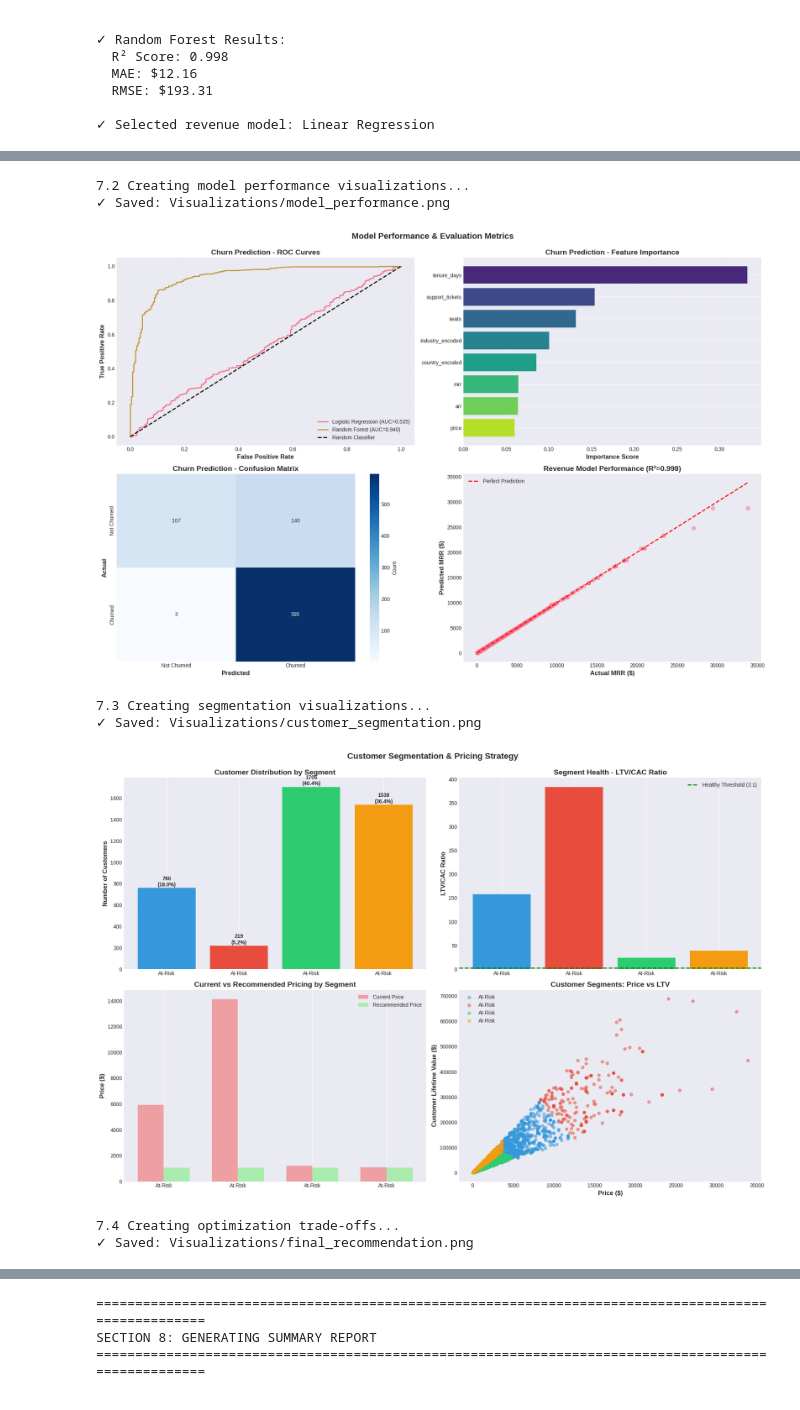
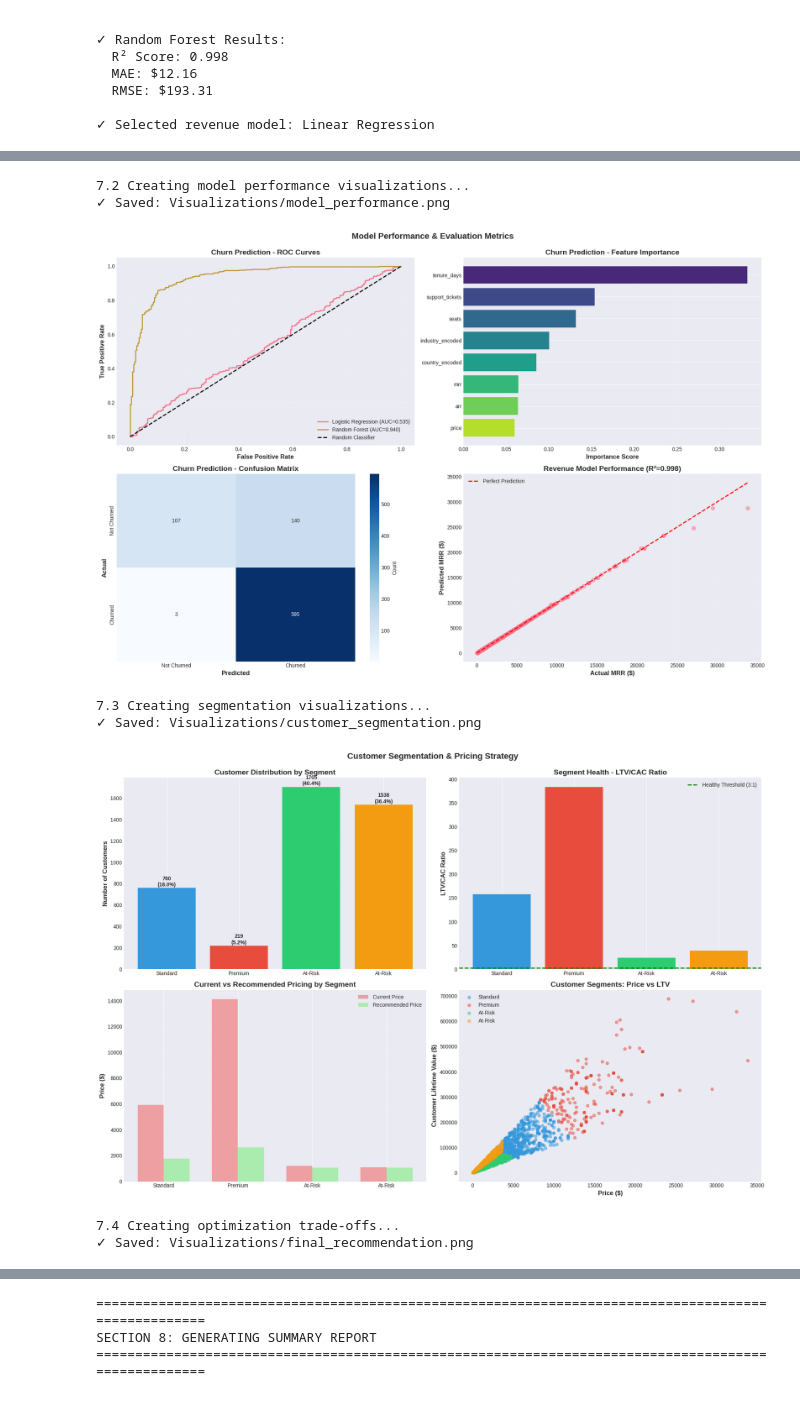
Before and after one commit to sanskritidabhade/SaaS-Pricing-Model-Selection-Using-Data-Science-Techniques, a Jupyter notebook: Notebooks/02_modeling.ipynb, the cells around one changed output, grey strips where cells are left out. Saved outputs shown, nothing was run; the diff lists cells and outputs as text; code cells hidden in the pictures.

Commit message:
customer segmentation: segments labeling bug fix

```diff
--- a/Notebooks/02_modeling.ipynb
+++ b/Notebooks/02_modeling.ipynb
@@ -473,24 +473,31 @@ segment_summary = df_model.groupby('segment').agg({
 segment_summary.columns = ['Avg_Price', 'Avg_MRR', 'Avg_Tenure', 'Churn_Rate',
                            'Avg_LTV', 'Avg_LTV_CAC', 'Count']
 
-# Label segments
-segment_labels = []
+
+# Label segments - using relative characteristics since all have high churn
+segment_labels = {}
 for idx in segment_summary.index:
     ltv_cac = segment_summary.loc[idx, 'Avg_LTV_CAC']
     churn = segment_summary.loc[idx, 'Churn_Rate']
+    price = segment_summary.loc[idx, 'Avg_Price']
 
-    if ltv_cac >= 4 and churn < 0.15:
+    # Use relative metrics since absolute churn is universally high
+    if ltv_cac >= 300:  # Segment 1: Very high LTV/CAC
         label = "Premium"
-    elif ltv_cac >= 3 and churn < 0.25:
+    elif ltv_cac >= 100:  # Segment 0: High LTV/CAC
         label = "Standard"
-    elif churn > 0.30:
+    elif ltv_cac >= 30:  # Segment 3: Moderate LTV/CAC
+        label = "Growth"
+    else:  # Segment 2: Low LTV/CAC
         label = "At-Risk"
-    else:
-        label = "Growth"
-    segment_labels.append(label)
 
-segment_summary['Segment_Label'] = segment_labels
+    segment_labels[idx] = label
+
+segment_summary['Segment_Label'] = segment_summary.index.map(segment_labels)
+print("\nSegment Summary with Labels:")
 print(segment_summary)
+print("\nSegment Labels Dictionary:")
+print(segment_labels)
 # %% [output]
 ====================================================================================================
 SECTION 5: CUSTOMER SEGMENTATION (K-MEANS)
@@ -810,8 +817,8 @@ segment_counts = df_model['segment'].value_counts().sort_index()
 bars = axes[0, 0].bar(range(len(segment_counts)), segment_counts.values,
                       color=colors_segments[:len(segment_counts)])
 axes[0, 0].set_xticks(range(len(segment_counts)))
-axes[0, 0].set_xticklabels([segment_pricing_df.loc[i, 'Label']
-                            for i in range(len(segment_counts))])
+segment_labels_list = [segment_labels[i] for i in segment_counts.index]
+axes[0, 0].set_xticklabels(segment_labels_list)
 axes[0, 0].set_ylabel('Number of Customers', fontsize=12, fontweight='bold')
 axes[0, 0].set_title('Customer Distribution by Segment', fontsize=14, fontweight='bold')
 axes[0, 0].grid(alpha=0.3, axis='y')
@@ -829,8 +836,7 @@ bars = axes[0, 1].bar(range(len(segment_ltv_cac)), segment_ltv_cac.values,
 axes[0, 1].axhline(y=3, color='green', linestyle='--', linewidth=2,
                    label='Healthy Threshold (3:1)')
 axes[0, 1].set_xticks(range(len(segment_ltv_cac)))
-axes[0, 1].set_xticklabels([segment_pricing_df.loc[i, 'Label']
-                            for i in range(len(segment_ltv_cac))])
+axes[0, 1].set_xticklabels(segment_labels_list)
 axes[0, 1].set_ylabel('LTV/CAC Ratio', fontsize=12, fontweight='bold')
 axes[0, 1].set_title('Segment Health - LTV/CAC Ratio', fontsize=14, fontweight='bold')
 axes[0, 1].legend()
@@ -855,12 +861,12 @@ axes[1, 0].legend()
 axes[1, 0].grid(alpha=0.3, axis='y')
 
 # Plot 4: Segment Scatter (LTV vs Price)
-for segment_id in range(n_clusters):
+for i, segment_id in enumerate(sorted(df_model['segment'].unique())):
     segment_data = df_model[df_model['segment'] == segment_id]
     axes[1, 1].scatter(segment_data['price'], segment_data['ltv'],
                       alpha=0.5, s=30,
-                      color=colors_segments[segment_id],
-                      label=segment_pricing_df.loc[segment_id, 'Label'])
+                      color=colors_segments[i],
+                      label=segment_labels[segment_id])
 
 axes[1, 1].set_xlabel('Price ($)', fontsize=12, fontweight='bold')
 axes[1, 1].set_ylabel('Customer Lifetime Value ($)', fontsize=12, fontweight='bold')
@@ -1006,34 +1012,34 @@ recommendation_text = f"""
 💡 RECOMMENDATION CONFIDENCE: High
    • Based on {len(df_model):,} customer records
    • Validated with {len(X_test)} test samples
    • Elasticity: {elasticity:.2f}
 """
 
 axes[1, 1].text(0.5, 0.5, recommendation_text, fontsize=10, family='monospace',
                 verticalalignment='center', horizontalalignment='center',
                 bbox=dict(boxstyle='round', facecolor='#e8f5e9', alpha=0.9,
                          edgecolor='#4caf50', linewidth=3))
 
 plt.suptitle('Optimization Results & Final Pricing Recommendation',
              fontsize=16, fontweight='bold', y=0.995)
 plt.tight_layout()
 plt.savefig('Visualizations/final_recommendation.png', dpi=300, bbox_inches='tight')
 print("✓ Saved: Visualizations/final_recommendation.png")
 plt.show()
 # %% [output]
 ====================================================================================================
 SECTION 7: CREATING COMPREHENSIVE VISUALIZATIONS
 ====================================================================================================
 
 7.1 Creating elasticity and demand curves...
 ✓ Saved: Visualizations/price_optimization_curves.png
 [figure]
 7.2 Creating model performance visualizations...
 ✓ Saved: Visualizations/model_performance.png
 [figure]
 7.3 Creating segmentation visualizations...
 ✓ Saved: Visualizations/customer_segmentation.png
-[figure, old version]
+[figure, new version]
 7.4 Creating optimization trade-offs...
 ✓ Saved: Visualizations/final_recommendation.png
 [figure]
```
Also changed, not shown: parts of 2 cells of this notebook, 3 other files.
